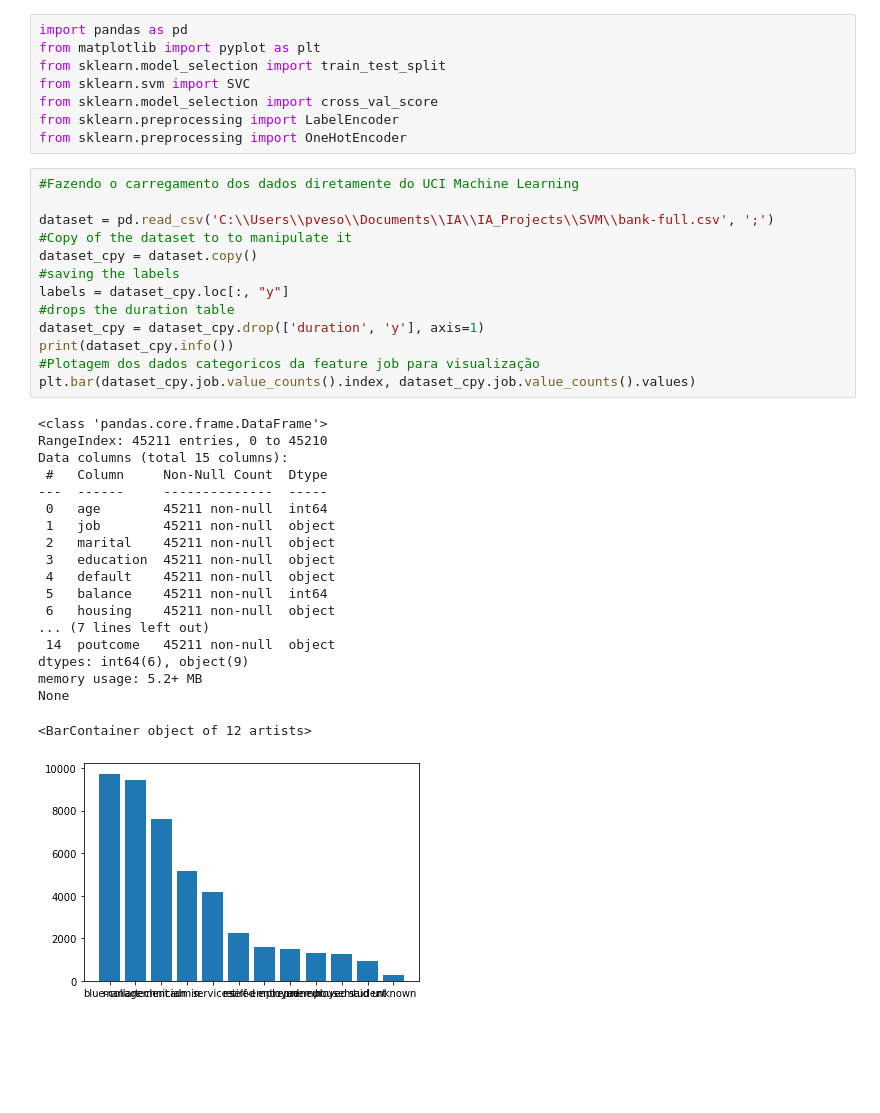
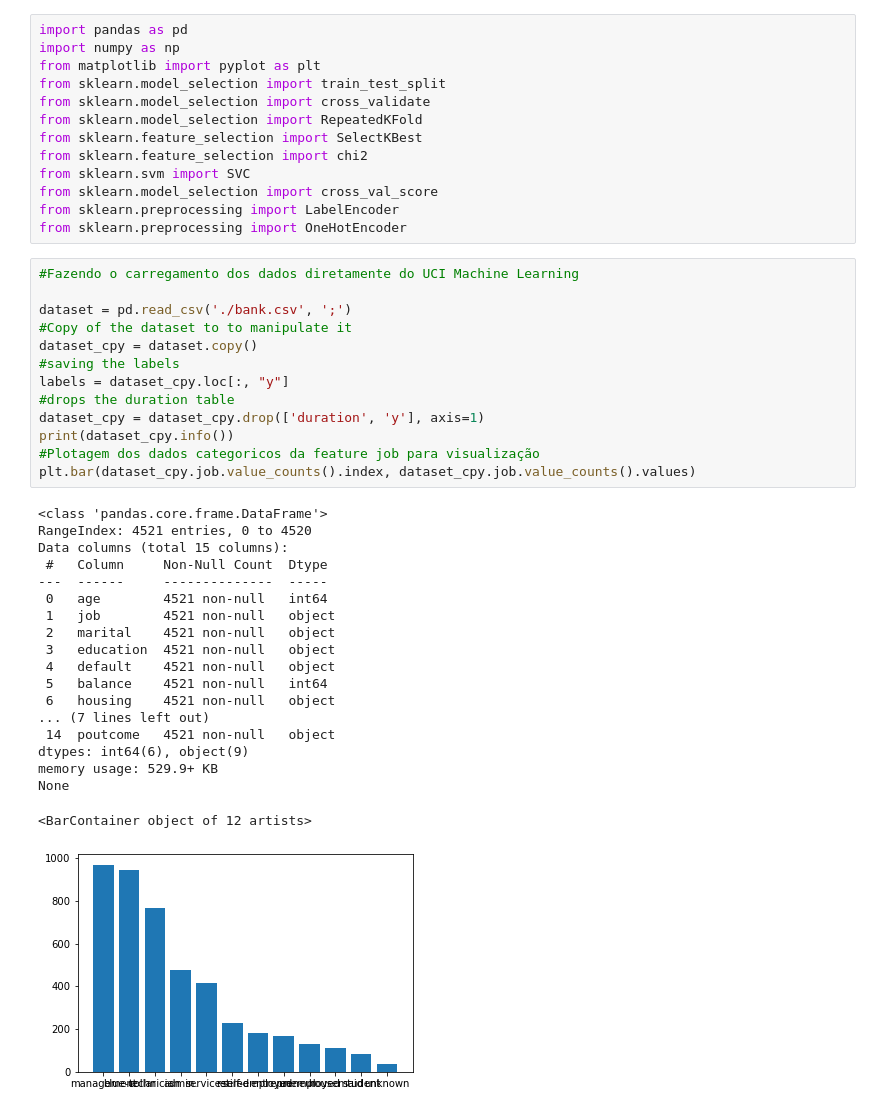
Before and after one commit to pvesouza/IA_Projects, a Jupyter notebook: SVM/svm.ipynb, the cells around one changed output. Cells and saved outputs as stored; diff of their text form; blank space fills up the shorter version.

```diff
--- a/SVM/svm.ipynb
+++ b/SVM/svm.ipynb
@@ -1,7 +1,12 @@
 # %%
 import pandas as pd
+import numpy as np
 from matplotlib import pyplot as plt
 from sklearn.model_selection import train_test_split
+from sklearn.model_selection import cross_validate
+from sklearn.model_selection import RepeatedKFold
+from sklearn.feature_selection import SelectKBest
+from sklearn.feature_selection import chi2
 from sklearn.svm import SVC
 from sklearn.model_selection import cross_val_score
 from sklearn.preprocessing import LabelEncoder
@@ -9,33 +14,33 @@ from sklearn.preprocessing import OneHotEncoder
 # %%
 #Fazendo o carregamento dos dados diretamente do UCI Machine Learning
 
-dataset = pd.read_csv('C:\\Users\\pveso\\Documents\\IA\\IA_Projects\\SVM\\bank-full.csv', ';')
+dataset = pd.read_csv('./bank.csv', ';')
 #Copy of the dataset to to manipulate it
 dataset_cpy = dataset.copy()
 #saving the labels
 labels = dataset_cpy.loc[:, "y"]
 #drops the duration table
 dataset_cpy = dataset_cpy.drop(['duration', 'y'], axis=1)
 print(dataset_cpy.info())
 #Plotagem dos dados categoricos da feature job para visualização
 plt.bar(dataset_cpy.job.value_counts().index, dataset_cpy.job.value_counts().values)
 # %% [output]
 <class 'pandas.core.frame.DataFrame'>
-RangeIndex: 45211 entries, 0 to 45210
+RangeIndex: 4521 entries, 0 to 4520
 Data columns (total 15 columns):
  #   Column     Non-Null Count  Dtype
 ---  ------     --------------  -----
- 0   age        45211 non-null  int64
- 1   job        45211 non-null  object
- 2   marital    45211 non-null  object
- 3   education  45211 non-null  object
- 4   default    45211 non-null  object
- 5   balance    45211 non-null  int64
- 6   housing    45211 non-null  object
+ 0   age        4521 non-null   int64
+ 1   job        4521 non-null   object
+ 2   marital    4521 non-null   object
+ 3   education  4521 non-null   object
+ 4   default    4521 non-null   object
+ 5   balance    4521 non-null   int64
+ 6   housing    4521 non-null   object
 ... (7 lines left out)
- 14  poutcome   45211 non-null  object
+ 14  poutcome   4521 non-null   object
 dtypes: int64(6), object(9)
-memory usage: 5.2+ MB
+memory usage: 529.9+ KB
 None
 <BarContainer object of 12 artists>
-[figure, old version]
+[figure, new version]
```
Also changed, not shown: parts of 9 cells of this notebook, 12 other files.
